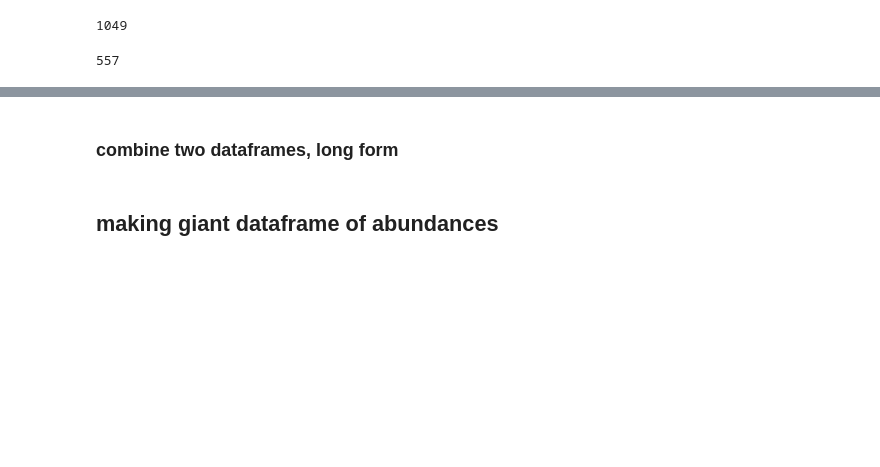
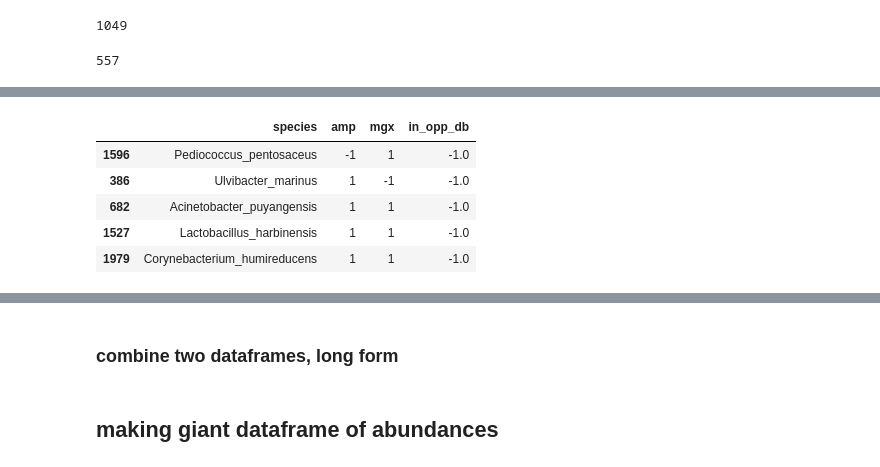
Before and after one commit to Klepac-Ceraj-Lab/thesis, a Jupyter notebook: paper-abundance-tables/metaphlan3-abundance-table.ipynb, the cells around one changed output, grey strips where cells are left out. Saved outputs shown, nothing was run; the diff lists cells and outputs as text; code cells hidden in the pictures; blank space fills up the shorter version.

Commit message:
working on phylogenetic tree

```diff
--- a/paper-abundance-tables/metaphlan3-abundance-table.ipynb
+++ b/paper-abundance-tables/metaphlan3-abundance-table.ipynb
@@ -345 +370,19 @@ dtype: object
+# %%
+tree_species["amp"] = [1 if x in amplicon_taxa_list else -1 for x in tree_species["genus"]]
+# %%
+tree_species["mgx"] = [1 if x in mgx_taxa_list else -1 for x in tree_species["genus"]]
+# %%
+tree_species["in_opp_db"] = tree_species["genus"].map(database_dict)
+tree_species.fillna(-1, inplace = True)  # fill in missing values with 0
+# %%
+tree_species.drop(columns=['genus'], inplace=True)
+# %%
+tree_species.sample(5)
+# %% [output]
+|  | species | amp | mgx | in_opp_db |
+| 1596 | Pediococcus_pentosaceus | -1 | 1 | -1.0 |
+| 386 | Ulvibacter_marinus | 1 | -1 | -1.0 |
+| 682 | Acinetobacter_puyangensis | 1 | 1 | -1.0 |
+| 1527 | Lactobacillus_harbinensis | 1 | 1 | -1.0 |
+| 1979 | Corynebacterium_humireducens | 1 | 1 | -1.0 |
 # %%
```
Also changed, not shown: parts of 38 cells of this notebook, 7 other files.
